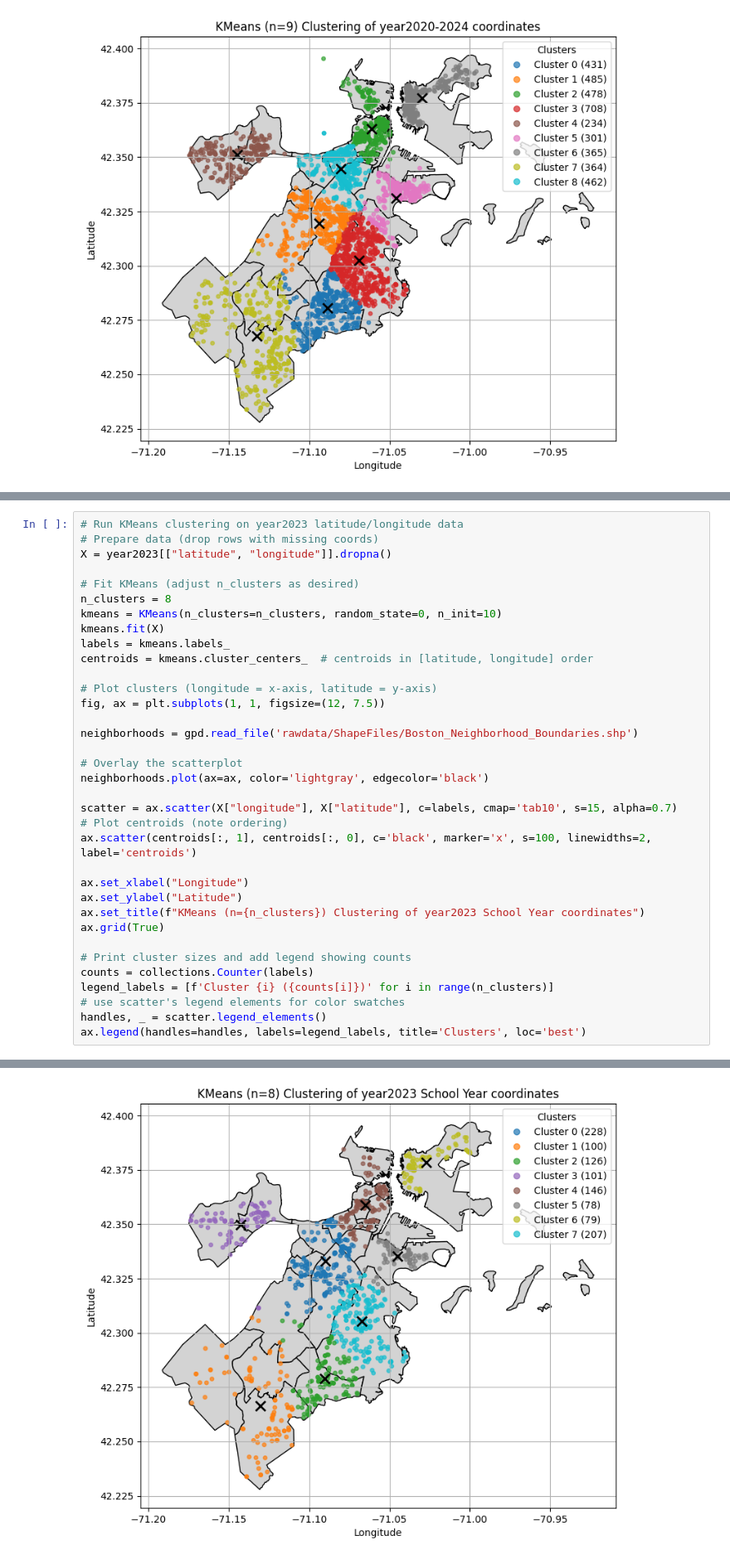
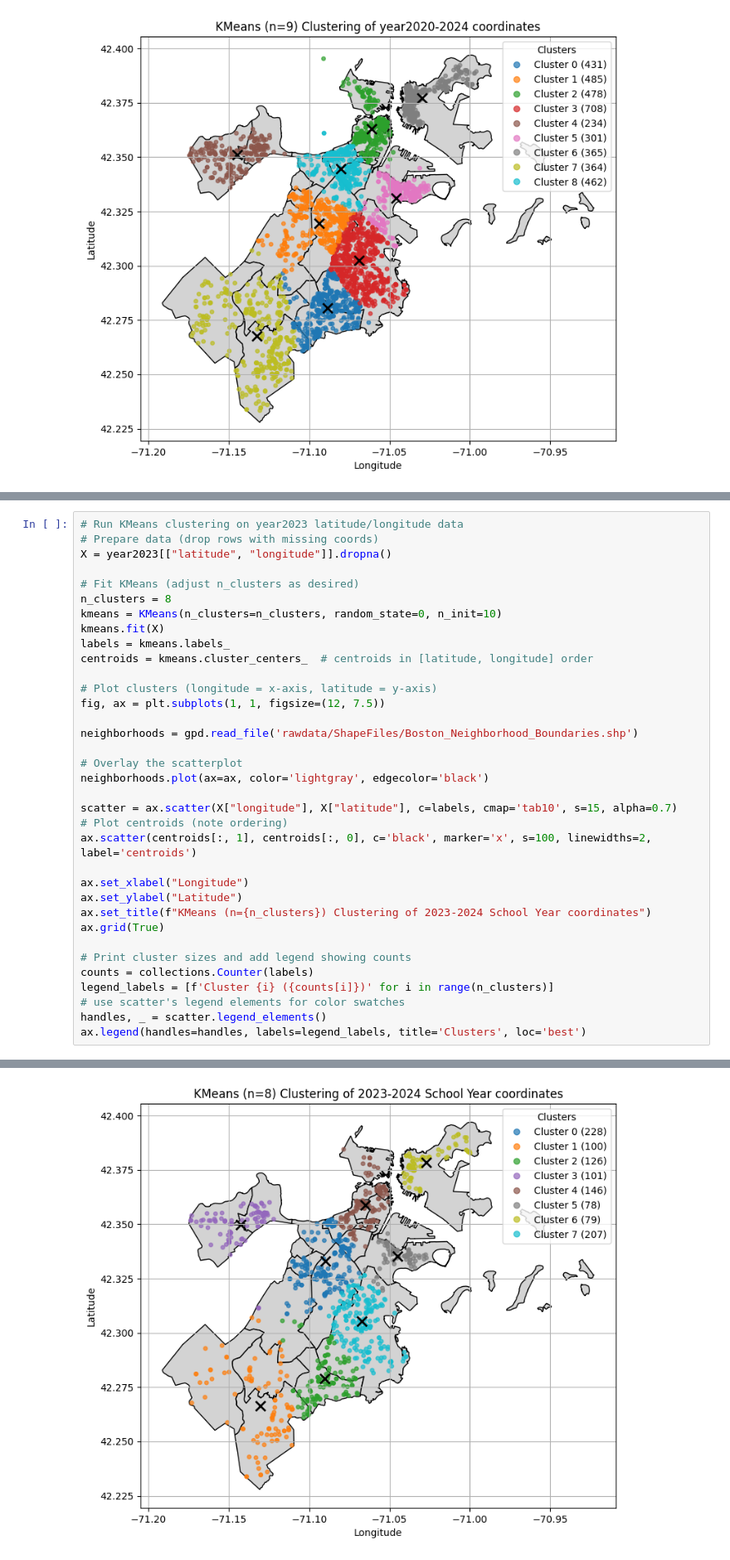
Before and after one commit to irisRen04/cs506-off_campus_housing-Ren-James, a Jupyter notebook: Building_Property.ipynb, the cells around one changed output, grey strips where cells are left out. Shown at 83% size. Drawn from its saved outputs; the diff is of its cells as text.

```diff
--- a/Building_Property.ipynb
+++ b/Building_Property.ipynb
@@ -506,35 +503,35 @@ X = year2023[["latitude", "longitude"]].dropna()
 n_clusters = 8
 kmeans = KMeans(n_clusters=n_clusters, random_state=0, n_init=10)
 kmeans.fit(X)
 labels = kmeans.labels_
 centroids = kmeans.cluster_centers_  # centroids in [latitude, longitude] order
 
 # Plot clusters (longitude = x-axis, latitude = y-axis)
 fig, ax = plt.subplots(1, 1, figsize=(12, 7.5))
 
 neighborhoods = gpd.read_file('rawdata/ShapeFiles/Boston_Neighborhood_Boundaries.shp')
 
 # Overlay the scatterplot
 neighborhoods.plot(ax=ax, color='lightgray', edgecolor='black')
 
 scatter = ax.scatter(X["longitude"], X["latitude"], c=labels, cmap='tab10', s=15, alpha=0.7)
 # Plot centroids (note ordering)
 ax.scatter(centroids[:, 1], centroids[:, 0], c='black', marker='x', s=100, linewidths=2, label='centroids')
 
 ax.set_xlabel("Longitude")
 ax.set_ylabel("Latitude")
-ax.set_title(f"KMeans (n={n_clusters}) Clustering of year2023 School Year coordinates")
+ax.set_title(f"KMeans (n={n_clusters}) Clustering of 2023-2024 School Year coordinates")
 ax.grid(True)
 
 # Print cluster sizes and add legend showing counts
 counts = collections.Counter(labels)
 legend_labels = [f'Cluster {i} ({counts[i]})' for i in range(n_clusters)]
 # use scatter's legend elements for color swatches
 handles, _ = scatter.legend_elements()
 ax.legend(handles=handles, labels=legend_labels, title='Clusters', loc='best')
 # %% [output]
 <matplotlib.legend.Legend at 0x...>
-[figure, old version]
+[figure, new version]
 # %%
 # Run KMeans clustering on year2024 latitude/longitude data
 # Prepare data (drop rows with missing coords)
```
Also changed, not shown: parts of 4 cells of this notebook, 4 other files.
